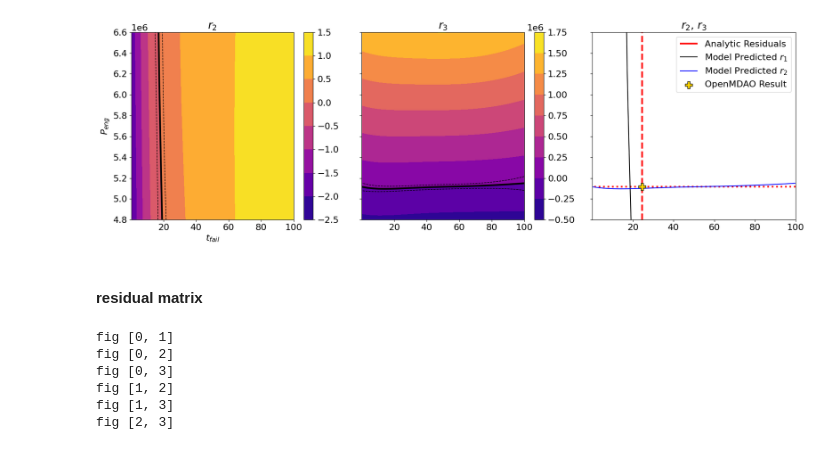
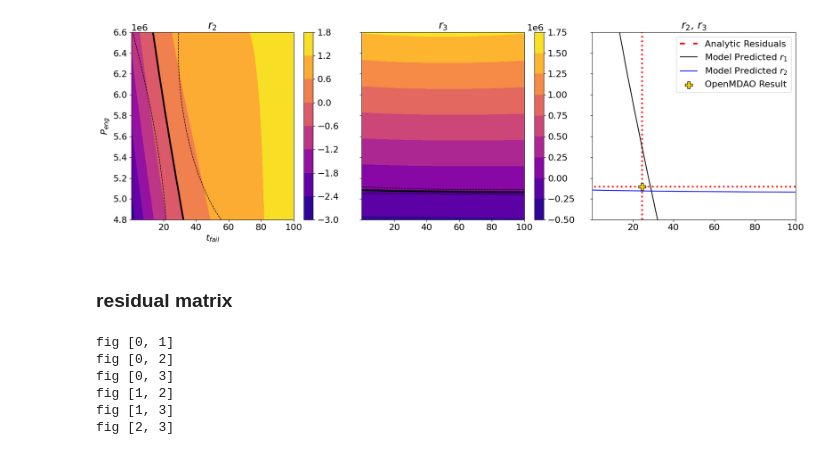
Before and after one commit to csdlpsu/remdo, a Jupyter notebook: active_learning_example.ipynb, the cells around one changed output. Drawn from its saved outputs; the diff is of its cells as text; code cells hidden in the pictures.

```diff
--- a/active_learning_example.ipynb
+++ b/active_learning_example.ipynb
@@ -859,7 +2301,7 @@ tasks = [1,2]
 
 # Load model
 gpmodel = TrainedGP()
-gpmodel.load("turbine_gp_trained.pt")
+gpmodel.load("turbine_gp_trained_20.pt")
 
 # Unpack result
 problem = gpmodel.problem
@@ -906,8 +2336,8 @@ test_x1 = torch.column_stack([test_x, torch.ones(npts**2)*tasks[0]]) # task id1
 test_x2 = torch.column_stack([test_x, torch.ones(npts**2)*tasks[1]]) # task id2
 # test_x1.requires_grad = True
 
-prediction1 = unstandardize(mt_model.likelihood(mt_model(test_x1)), y[:,tasks[0]])
-prediction2 = unstandardize(mt_model.likelihood(mt_model(test_x2)), y[:,tasks[1]])
+prediction1 = unstandardize(mt_model.likelihood(mt_model(test_x1)), y[tasks[0]])
+prediction2 = unstandardize(mt_model.likelihood(mt_model(test_x2)), y[tasks[1]])
 
 fig = plt.figure(figsize=(18,6))
 
@@ -958,37 +2388,37 @@ ax3 = fig.add_subplot(133)
 
 s1 = ax3.contour(xvec,yvec,r1vec.reshape(npts,npts),
             levels=[0.],
-            linestyles='--', linewidths=3, colors='r')
+            linestyles=':', linewidths=3, colors='r')
 s1_artist,_ = s1.legend_elements()
 ax3.contour(xvec,yvec,r2vec.reshape(npts,npts),
             levels=[0.],
             linestyles=':', linewidths=3, colors='r')
 
 s2 = ax3.contour(xvec,yvec,prediction1.mean.detach().numpy().reshape(npts,npts),
             levels=[0.],
             linestyles='-', linewidths=1.5, colors='k')
 s2_artist,_ = s2.legend_elements()
 s3 = ax3.contour(xvec,yvec,prediction2.mean.detach().numpy().reshape(npts,npts),
             levels=[0.],
             linestyles='-', linewidths=1.5, colors='blue')
 # s4 = ax3.scatter([1111.3],[10.128],marker='x',c='y',s=3000)
 s4 = ax3.scatter(truth[tasks[0]], truth[tasks[1]], marker='P',c='gold',s=150, edgecolor='k', zorder=2.5)
 s3_artist,_ = s3.legend_elements()
 ax3.set_title(r'$r_{%s}$, $r_{%s}$' %(str(tasks[0]+1),str(tasks[1]+1)))
 # ax3.set_xlabel(r'$T_{bulk}$')
 # ax3.set_ylabel(r'$t_{fail}$')
 ax3.set_yticklabels([])
 
 ax3.legend([s1_artist[0], s2_artist[0], s3_artist[0], s4],['Analytic Residuals','Model Predicted $r_1$','Model Predicted $r_2$','OpenMDAO Result'])
 # ax3.legend([s2_artist[0], s3_artist[0], s4],['Model Predicted $r_1$','Model Predicted $r_2$','OpenMDAO Result'])
 
 plt.tight_layout()
 
 ax1.ticklabel_format(style='sci', scilimits=(-3,3))
 # %% [output]
-[figure, old version]
+[figure, new version]
-# %% [markdown]
-#### residual matrix
+# %% [markdown]
+### residual matrix
 # %%
 import matplotlib.pyplot as plt
 import matplotlib.ticker as ticker
```
Also changed, not shown: parts of 97 cells of this notebook, 7 other files.
